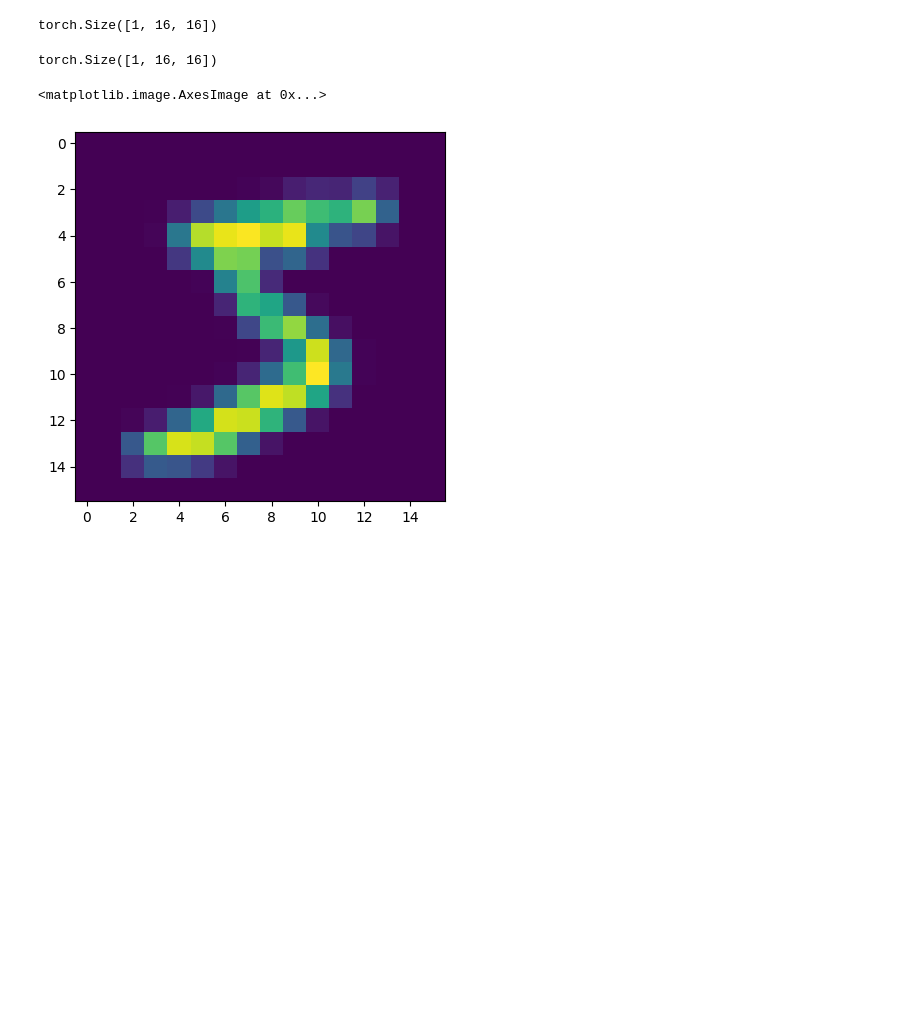
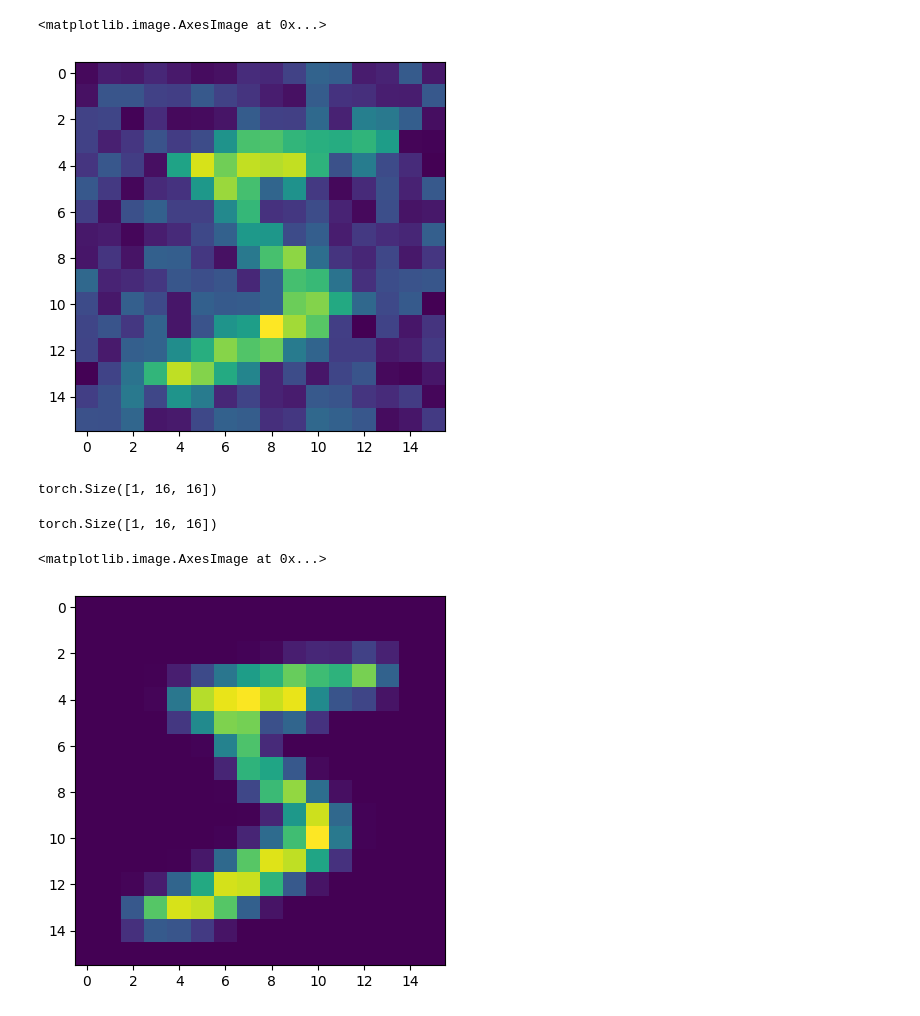
Before and after one commit to yuwei-1/DiffusionModel, a Jupyter notebook: main.ipynb, the cells around one changed output. Drawn from its saved outputs; the diff is of its cells as text; code cells hidden in the pictures; blank space fills up the shorter version.

```diff
--- a/main.ipynb
+++ b/main.ipynb
@@ -43,3 +49,8 @@ A = 1 - B
+# %%
+plt.imshow(noisy_img[0])
+# %% [output]
+<matplotlib.image.AxesImage at 0x...>
+[figure, added]
 # %%
 A_bar = torch.cumprod(A, 0)
 # %%
```
Also changed, not shown: parts of 25 cells of this notebook, 8 other files.
